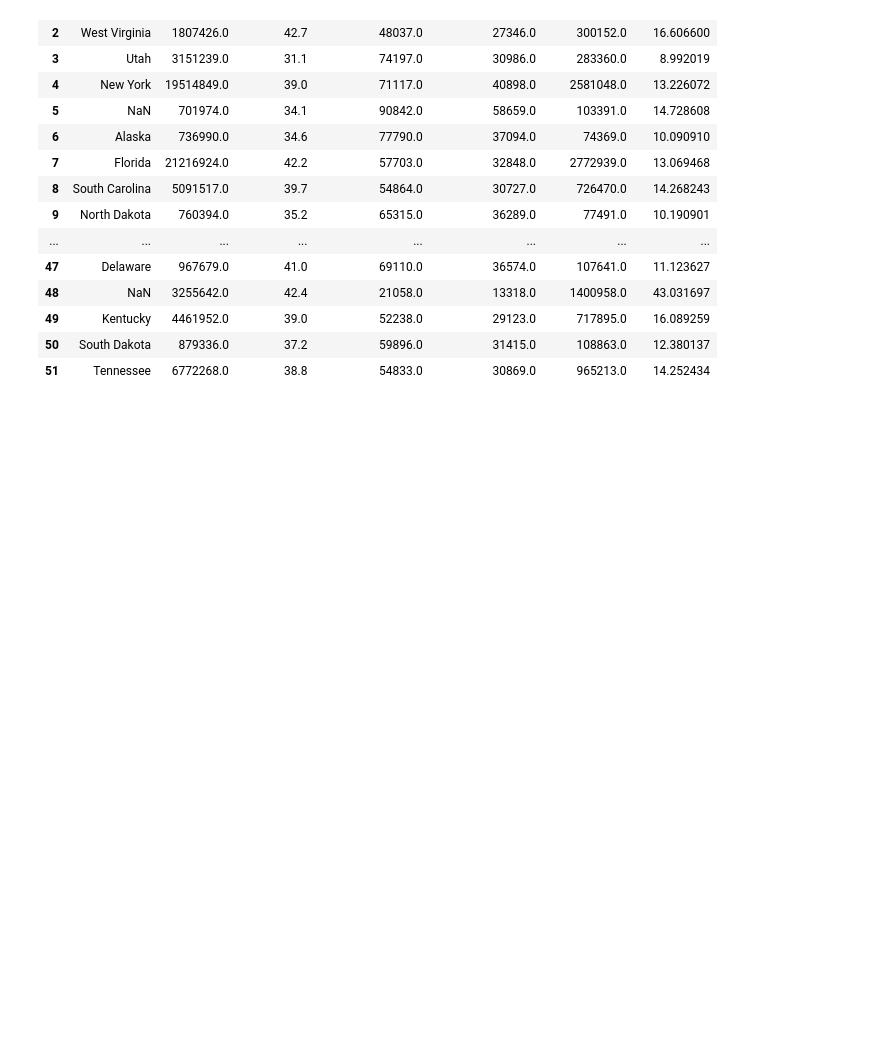
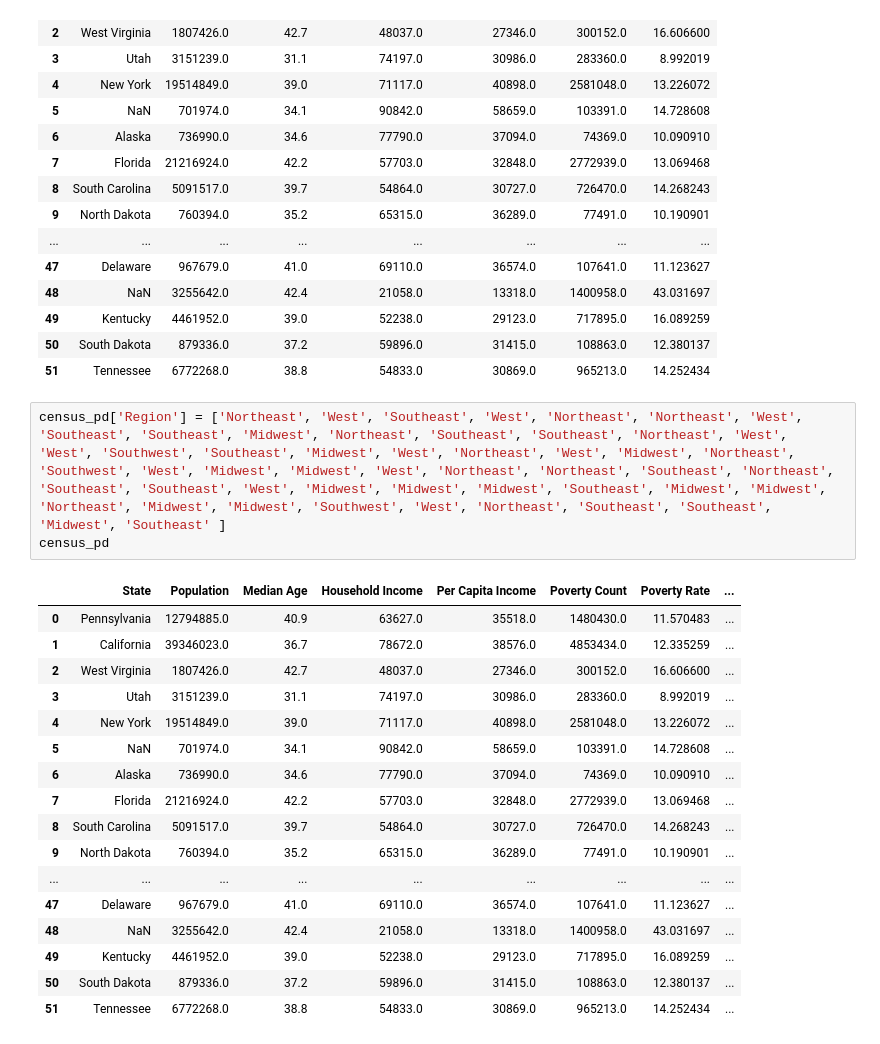
Before and after one commit to raniljoshua/Data-Analysis-Bootcamp_Project-1, a Jupyter notebook: census_data.ipynb, the cells around one changed output. Cells and saved outputs as stored; diff of their text form; blank space fills up the shorter version.

Commit message:
Added region data to census

```diff
--- a/census_data.ipynb
+++ b/census_data.ipynb
@@ -146,3 +146,24 @@ census_pd
 | 49 | Kentucky | 4461952.0 | 39.0 | 52238.0 | 29123.0 | 717895.0 | 16.089259 |
 | 50 | South Dakota | 879336.0 | 37.2 | 59896.0 | 31415.0 | 108863.0 | 12.380137 |
 | 51 | Tennessee | 6772268.0 | 38.8 | 54833.0 | 30869.0 | 965213.0 | 14.252434 |
+# %%
+census_pd['Region'] = ['Northeast', 'West', 'Southeast', 'West', 'Northeast', 'Northeast', 'West', 'Southeast', 'Southeast', 'Midwest', 'Northeast', 'Southeast', 'Southeast', 'Northeast', 'West', 'West', 'Southwest', 'Southeast', 'Midwest', 'West', 'Northeast', 'West', 'Midwest', 'Northeast', 'Southwest', 'West', 'Midwest', 'Midwest', 'West', 'Northeast', 'Northeast', 'Southeast', 'Northeast', 'Southeast', 'Southeast', 'West', 'Midwest', 'Midwest', 'Midwest', 'Southeast', 'Midwest', 'Midwest', 'Northeast', 'Midwest', 'Midwest', 'Southwest', 'West', 'Northeast', 'Southeast', 'Southeast', 'Midwest', 'Southeast' ]
+census_pd
+# %% [output]
+|  | State | Population | Median Age | Household Income | Per Capita Income | Poverty Count | Poverty Rate | ... |
+| 0 | Pennsylvania | 12794885.0 | 40.9 | 63627.0 | 35518.0 | 1480430.0 | 11.570483 | ... |
+| 1 | California | 39346023.0 | 36.7 | 78672.0 | 38576.0 | 4853434.0 | 12.335259 | ... |
+| 2 | West Virginia | 1807426.0 | 42.7 | 48037.0 | 27346.0 | 300152.0 | 16.606600 | ... |
+| 3 | Utah | 3151239.0 | 31.1 | 74197.0 | 30986.0 | 283360.0 | 8.992019 | ... |
+| 4 | New York | 19514849.0 | 39.0 | 71117.0 | 40898.0 | 2581048.0 | 13.226072 | ... |
+| 5 | NaN | 701974.0 | 34.1 | 90842.0 | 58659.0 | 103391.0 | 14.728608 | ... |
+| 6 | Alaska | 736990.0 | 34.6 | 77790.0 | 37094.0 | 74369.0 | 10.090910 | ... |
+| 7 | Florida | 21216924.0 | 42.2 | 57703.0 | 32848.0 | 2772939.0 | 13.069468 | ... |
+| 8 | South Carolina | 5091517.0 | 39.7 | 54864.0 | 30727.0 | 726470.0 | 14.268243 | ... |
+| 9 | North Dakota | 760394.0 | 35.2 | 65315.0 | 36289.0 | 77491.0 | 10.190901 | ... |
+| ... | ... | ... | ... | ... | ... | ... | ... | ... |
+| 47 | Delaware | 967679.0 | 41.0 | 69110.0 | 36574.0 | 107641.0 | 11.123627 | ... |
+| 48 | NaN | 3255642.0 | 42.4 | 21058.0 | 13318.0 | 1400958.0 | 43.031697 | ... |
+| 49 | Kentucky | 4461952.0 | 39.0 | 52238.0 | 29123.0 | 717895.0 | 16.089259 | ... |
+| 50 | South Dakota | 879336.0 | 37.2 | 59896.0 | 31415.0 | 108863.0 | 12.380137 | ... |
+| 51 | Tennessee | 6772268.0 | 38.8 | 54833.0 | 30869.0 | 965213.0 | 14.252434 | ... |
```
Also changed, not shown: parts of 1 cell of this notebook, 1 other file.
